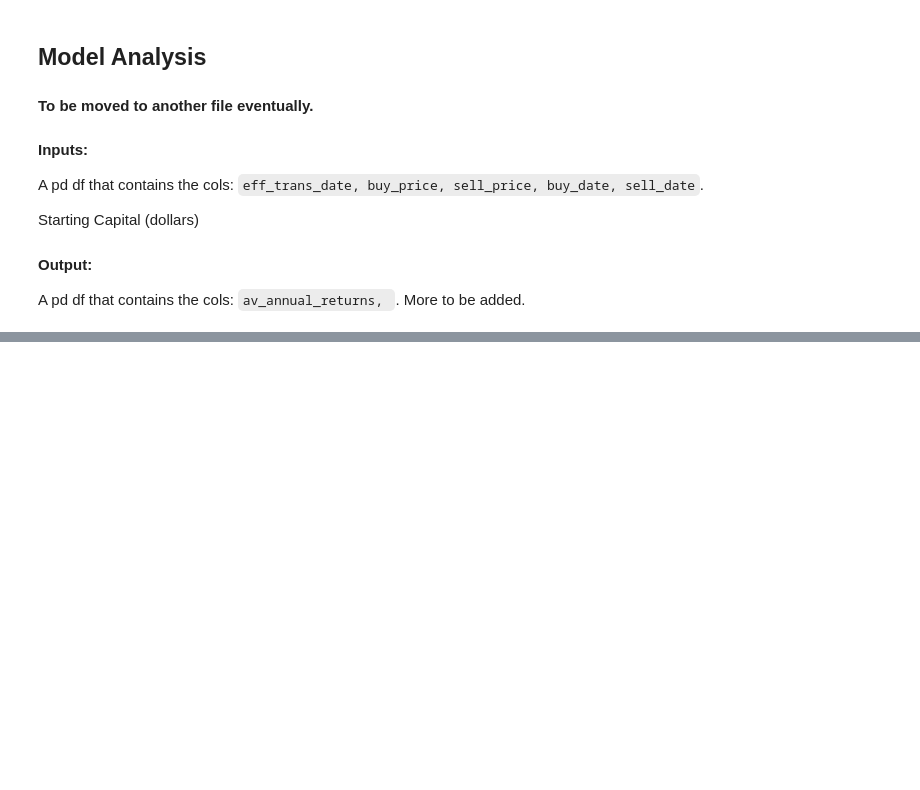
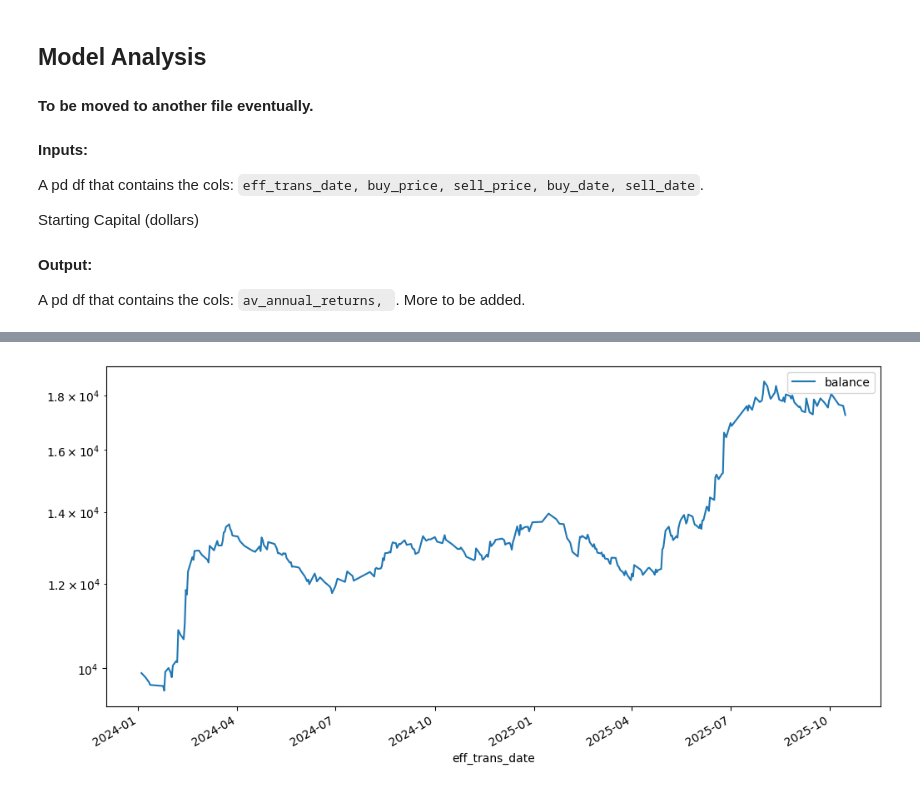
Before and after one commit to aaron-galligan/TradingBot, a Jupyter notebook: analysis.ipynb, the cells around one changed output, grey strips where cells are left out. Cells and saved outputs as stored; diff of their text form; code cells hidden in the pictures; blank space fills up the shorter version.

Commit message:
feat: Add streamlined next-day prediction script and intraday strategy analysis utilities for `analysis.ipynb`.

```diff
--- a/analysis.ipynb
+++ b/analysis.ipynb
@@ -87,7 +87,7 @@ Loading a model
 # %% [output]
 '\nLoading a model\n'
 # %%
-#df = joblib.load('saved_vars/35_features_2015_21-10-2025.joblib')
+df = joblib.load('saved_vars/35_features_2015_21-10-2025.joblib')
 # then 1m 30s
 # then 3m
 # then 1m
@@ -298,7 +298,7 @@ def model_eval(clf, X_test, y_test):
     #print(confusion_mtx)
     plot_confusion_matrix(confusion_mtx, classes = range(2))
 
-    return chosen_threshold, y_pred, _precision_score, _recall_score, _accuracy_score
+    return chosen_threshold, y_pred_proba, y_pred, _precision_score, _recall_score, _accuracy_score
 # %% [markdown]
 #### Training toward precision on positive price up rather than general accuracy.
 # %%
@@ -345,7 +345,7 @@ clf = xgb.XGBClassifier(
 
 clf.fit(X_train, y_train)
 
-chosen_threshold, y_pred, _precision_score, _recall_score, _accuracy_score = model_eval(clf, X_test, y_test) #optional return if you want to predict other dates.
+chosen_threshold, y_pred_proba, y_pred, _precision_score, _recall_score, _accuracy_score = model_eval(clf, X_test, y_test) #optional return if you want to predict other dates.
 # %% [output]
 Index(['Qty', 'shares_held', 'Value', 'Owned_norm', 'title_rank',
        'is_during_market_hours', '1mo_return', '3mo_return', '30d_volatility',
@@ -718,0 +552,85 @@ plt.show()
+# %%
+# params
+spread_pct = 0.001     # round-trip spread assumption (0.1%)
+slippage_pct = 0.001   # execution slippage (0.1%)
+stop_loss = -0.03
+take_profit = 10
+
+X_test_temp = X_test.copy()
+X_test_temp['probability'] = y_pred_proba #add the probability column to the X_test dataframe
+predicted_trues = X_test_temp[y_pred==1]
+pred_trades = df_by_ticker.loc[predicted_trues.index]
+pred_trades = pred_trades[pred_trades["transaction_date"] > "2024-01-01 00:00:00"]
+pred_trades = pred_trades.drop_duplicates(subset=['eff_trans_date', 'ticker'], keep='first')#drop duplicate trades
+
+trades = pd.DataFrame(index=pred_trades.index)
+trades['probability'] = trades.index.map(X_test_temp['probability'])
+trades['eff_trans_date'] = pred_trades['eff_trans_date']
+# buy at next-open (conservative: worse by half spread + slippage) (same for sell)
+trades['buy_date'] = pred_trades['future_prices'].apply(lambda df: df.index[0])
+trades['buy'] = pred_trades['future_prices'].apply(lambda df: df['Open'].iloc[0] * (1 + spread_pct/2 + slippage_pct))
+trades['sell_date'] = pred_trades['future_prices'].apply(lambda df: df.index[0])  # same day
+trades['sell'] = pred_trades['future_prices'].apply(lambda df: df['Close'].iloc[0] * (1 - spread_pct/2 - slippage_pct))
+trades = trades.dropna(subset=['buy', 'sell'])
+# compute returns
+trades['returns_prop'] = trades['sell'] / trades['buy'] - 1
+trades['returns_capped'] = trades['returns_prop'].clip(lower=stop_loss, upper=take_profit)
+trades = trades.sort_values('eff_trans_date')
+
+
+possible_to_stopout = True
+if possible_to_stopout:
+    trades['low'] = pred_trades['future_prices'].apply(lambda df: df['Low'].iloc[0])
+
+    stopout_mask = trades['low'] < trades['buy'] * (1 + stop_loss)
+    trades.loc[stopout_mask, 'returns_capped'] = stop_loss
+
+
+
+
+starting_balance = 10000
+balance = starting_balance
+balances = []
+
+#0.33 is used since the stop loss is set at 3%, meaning the largest daily loss is 1% of tot balance.
+daily_total_risk = 0.33   # total fraction of account deployed across all trades that day
+
+max_concurrent_positions = 20  # optional hard cap to avoid extreme concurrency
+
+for date, group in trades.groupby('eff_trans_date'):
+    # enforce concurrency cap
+    group = group.iloc[:max_concurrent_positions]
+    num_trades = len(group)
+    capital_for_day = balance * daily_total_risk
+    per_trade_capital = capital_for_day / max(1, num_trades)
+    # compute per-trade profit in dollars
+    daily_profit = (group['returns_capped'] * per_trade_capital).sum()
+    balance += daily_profit
+    balances.extend([balance] * num_trades)
+
+trades = trades.loc[trades.index.isin([idx for g in trades.groupby('eff_trans_date') for idx in list(g[1].index)][:len(balances)])]  # ensure length match
+trades['balance'] = balances
+
+
+
+# Summary
+trades['win'] = trades['returns_capped'] > 0
+trades['loss'] = ~trades['win']
+trades['profit_pct'] = trades['returns_capped'] * 100
+
+summary = trades.groupby(trades['eff_trans_date'].dt.year).agg(
+    start_balance=('balance', 'first'),
+    end_balance=('balance', 'last'),
+    avg_return=('returns_capped', 'mean'),
+    wins=('win', 'sum'),
+    losses=('loss', 'sum'),
+    num_trades=('returns_capped', 'size')
+)
+summary['annual_return_%'] = (summary['end_balance']/summary['start_balance'] - 1) * 100
+summary['win_loss_ratio'] = summary['wins'] / summary['losses']
+
+display(summary)
+
+trades.plot(x='eff_trans_date', y='balance', logy=True, figsize=(12, 6))
+plt.show()
+# %% [output]
@@ -718,0 +641 @@ plt.show()
+[figure, added]
```
Also changed, not shown: parts of 7 cells of this notebook, 2 other files.
